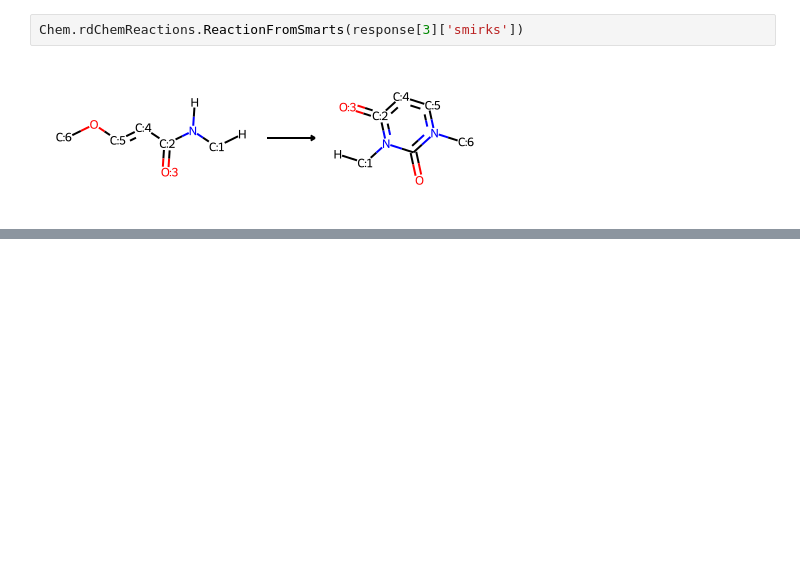
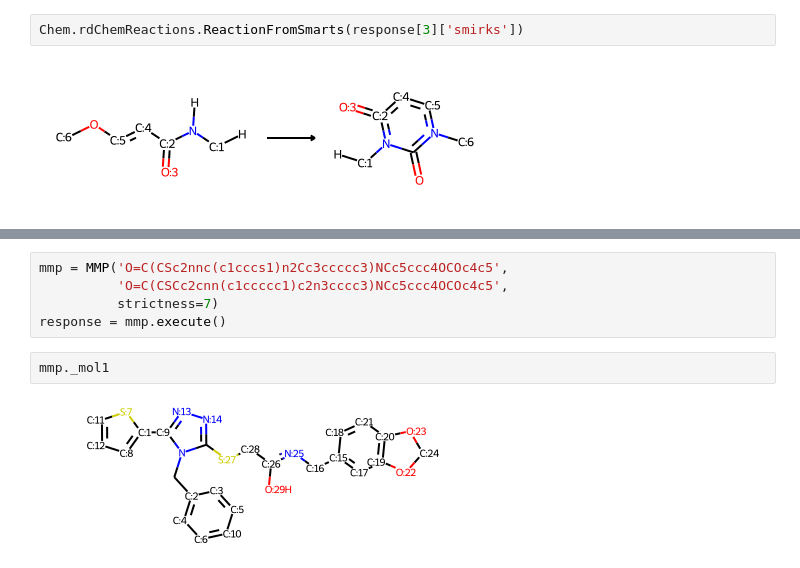
Before and after one commit to warner121/wizepair2, a Jupyter notebook: notebooks/examples.ipynb, the cells around one changed output, grey strips where cells are left out. Drawn from its saved outputs; the diff is of its cells as text; blank space fills up the shorter version.

```diff
--- a/notebooks/examples.ipynb
+++ b/notebooks/examples.ipynb
@@ -237,0 +259,9 @@ Chem.rdChemReactions.ReactionFromSmarts(response[3]['smirks'])
+# %%
+mmp = MMP('O=C(CSc2nnc(c1cccs1)n2Cc3ccccc3)NCc5ccc4OCOc4c5',
+          'O=C(CSCc2cnn(c1ccccc1)c2n3cccc3)NCc5ccc4OCOc4c5',
+          strictness=7)
+response = mmp.execute()
+# %%
+mmp._mol1
+# %% [output]
+[figure, added]
```
Also changed, not shown: parts of 8 cells of this notebook.
